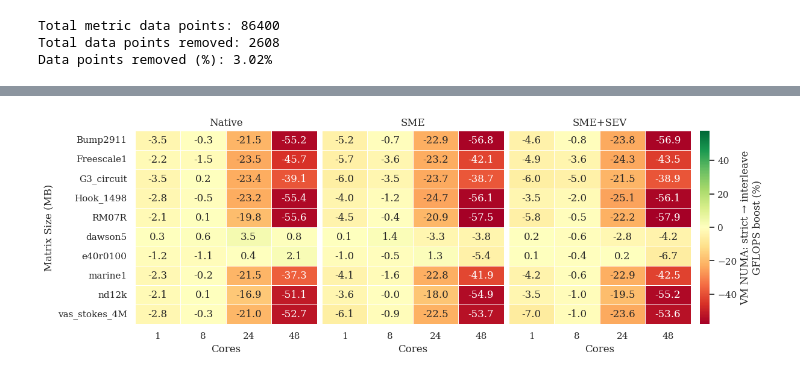
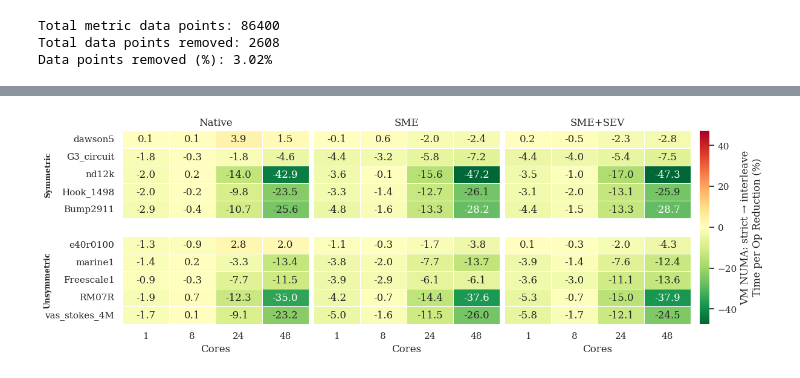
Before and after one commit to engelsm/MA-bench-framework, a Jupyter notebook: benchmark/krylov/analysis.ipynb, the cells around one changed output, grey strips where cells are left out. Drawn from its saved outputs; the diff is of its cells as text; code cells hidden in the pictures.

```diff
--- a/benchmark/krylov/analysis.ipynb
+++ b/benchmark/krylov/analysis.ipynb
@@ -144,12 +145,14 @@ SME+SEV        0.0        0.0          0.0                0.0              0.01
 # %%
 df = df_clean.groupby(config_cols_raw)[metric_cols_raw].median().reset_index()
 
-#Explicit filter as funnily "bicgstab" contains "cg" but is not symmetric.
+#Explicit filter, as funnily "bicgstab" contains "cg" but is not symmetric.
 df["Symmetric"] = df["Algo"].apply(lambda x: ("cg" in x or "lanczos" in x) and "bicg" not in x)
 df['MB'] = df.apply(lambda row: get_mb(row['Matrix'], row['Symmetric']), axis=1).astype('Int64')
 df["Matrix"] = df["Matrix"].apply(lambda x: x.split(".bin")[0])
 df["Perf_IPC"] = df['Perf_Instructions'] / df['Perf_Cycles']
-df["Time_per_op"] = df["SpMV_Time"] / df["N_Ops"]
+df["Total_Time"] = df["SpMV_Time"] + df["Mgmt_Time"]
+df["Time_per_op"] = df["Total_Time"] / df["N_Ops"]
+df["SpMV_Ratio"] = df["SpMV_Time"] / (df["SpMV_Time"] + df["Mgmt_Time"])
 
 metric_cols = metric_cols_raw + ["Perf_IPC", "Time_per_op"]
 
@@ -181,7 +204,6 @@ heat_df = (
 
 heat_df["Boost_pct"] = (heat_df["interleave"] - heat_df["strict"]) / heat_df["strict"] * 100
 
-# Per-mode cell values (MB, Cores, Mode)
 mode_cell = (
 	heat_df.groupby(["Matrix", "Cores", "Mode"], as_index=False)["Boost_pct"]
 	.mean()
@@ -192,41 +214,74 @@ modes = [m for m in mode_order if m in mode_cell["Mode"].unique()]
 
 vabs = mode_cell["Boost_pct"].abs().max()
 fig, axes = plt.subplots(1, len(modes), figsize=(12, 4), constrained_layout=True, sharey=True)
+fig.patch.set_facecolor("white")
 
 if len(modes) == 1:
 	axes = [axes]
 
 for i, mode in enumerate(modes):
+	axes[i].set_facecolor("white")
+
 	p_mode = (
 		mode_cell[mode_cell["Mode"] == mode]
 		.pivot(index="Matrix", columns="Cores", values="Boost_pct")
-		.sort_index()
 	)
 	p_mode = p_mode.reindex(sorted(p_mode.columns), axis=1)
 
+	mb_map = df[["Matrix", "MB"]].drop_duplicates().set_index("Matrix")["MB"]
+	sym_map = df[["Matrix", "Symmetric"]].drop_duplicates().set_index("Matrix")["Symmetric"]
+
+	available_rows = list(p_mode.index)
+	sym_rows = [m for m in available_rows if bool(sym_map.get(m, False))]
+	unsym_rows = [m for m in available_rows if not bool(sym_map.get(m, False))]
+
+	sym_sorted = sorted(sym_rows, key=lambda m: int(mb_map.get(m, 0)))
+	unsym_sorted = sorted(unsym_rows, key=lambda m: int(mb_map.get(m, 0)))
+
+	combined_index = sym_sorted + [""] + unsym_sorted
+	p_combined = p_mode.reindex(combined_index)
+	mask = p_combined.isna()
+
 	sns.heatmap(
-		p_mode,
+		p_combined,
 		ax=axes[i],
-		cmap="RdYlGn",
+		cmap="RdYlGn_r",
 		center=0,
 		vmin=-vabs,
 		vmax=vabs,
 		annot=True,
 		fmt=".1f",
 		linewidths=0.4,
 		linecolor="white",
+		mask=mask,
 		cbar=(i == len(modes) - 1),
-		cbar_kws={"label": "VM NUMA: strict → interleave\nGFLOPS boost (%)"} if i == len(modes) - 1 else None
+		cbar_kws={"label": "VM NUMA: strict → interleave\nTime per Op Reduction (%)"} if i == len(modes) - 1 else None
 	)
+
+	if i == 0:
+		sym_count = len(sym_sorted)
+		unsym_count = len(unsym_sorted)
+
+		if sym_count > 0:
+			sym_y = sym_count / 2.0
+			axes[i].text(-1.6, sym_y, "Symmetric", va="center", ha="center",
+						 rotation=90, fontsize=9, fontweight="bold", clip_on=False)
+		if unsym_count > 0:
+			unsym_y = sym_count + 1 + (unsym_count / 2.0)
+			axes[i].text(-1.6, unsym_y, "Unsymmetric", va="center", ha="center",
+						 rotation=90, fontsize=9, fontweight="bold", clip_on=False)
+
+	axes[i].set_yticks(np.arange(len(p_combined.index)) + 0.5)
+	axes[i].set_yticklabels(p_combined.index, rotation=0)
 
 	axes[i].set_title(mode)
 	axes[i].set_xlabel("Cores")
 	if i == 0:
-		axes[i].set_ylabel("Matrix Size (MB)")
+		axes[i].set_ylabel("")
 	else:
 		axes[i].set_ylabel("")
 		axes[i].tick_params(axis="y", left=False, labelleft=False)
 
-plt.show()
+plt.savefig("images/krylov_vm_numa_heat.pdf", bbox_inches="tight")
 # %% [output]
-[figure, old version]
+[figure, new version]
```
Also changed, not shown: parts of 23 cells of this notebook, 8 other files.
